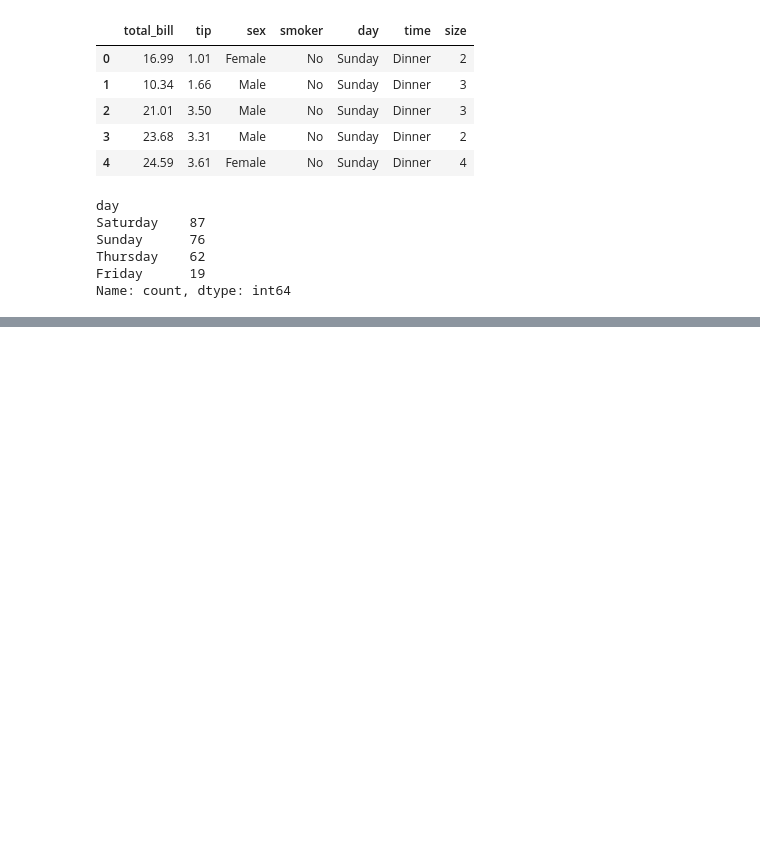
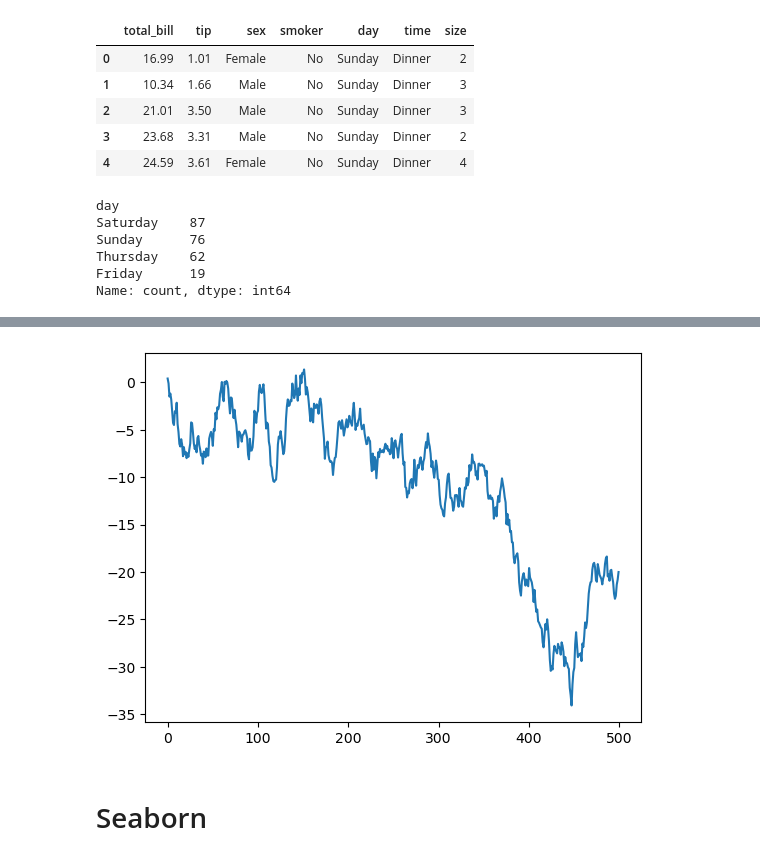
Before and after one commit to Dans182/jupyter-python, a Jupyter notebook: Daniel/20240416.ipynb, the cells around one changed output, grey strips where cells are left out. Saved outputs shown, nothing was run; the diff lists cells and outputs as text; code cells hidden in the pictures; blank space fills up the shorter version.

```diff
--- a/Daniel/20240416.ipynb
+++ b/Daniel/20240416.ipynb
@@ -415,0 +418,6 @@ plt.show()
+# %%
+plt.plot(a);
+# %% [output]
+[figure, added]
+# %% [markdown]
+# Seaborn
```
Also changed, not shown: parts of 17 cells of this notebook.
